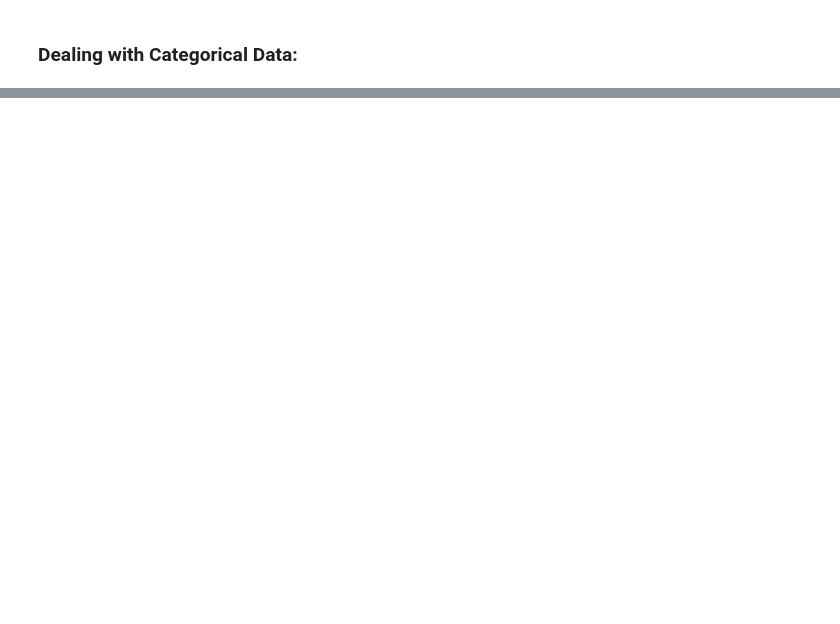
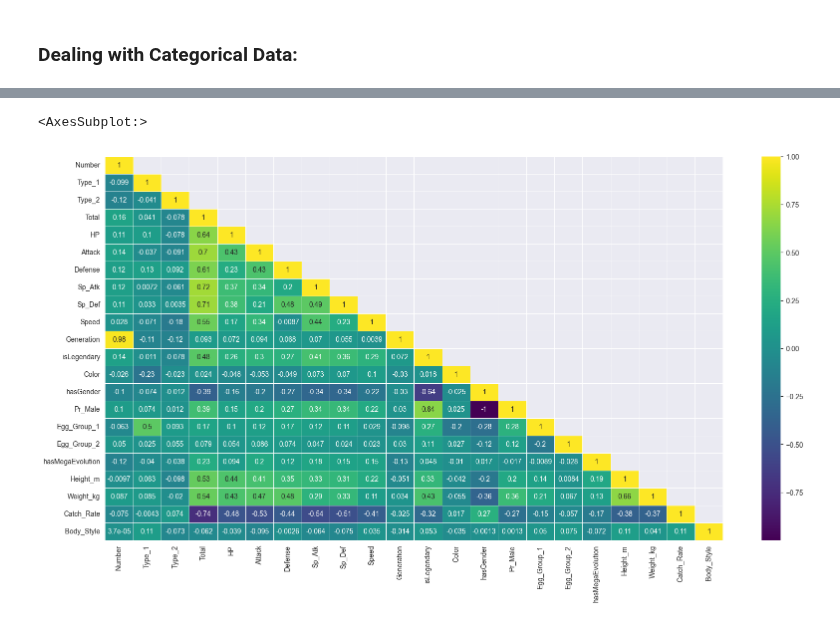
Before and after one commit to AAMAB/F21DL, a Jupyter notebook: Group17 DMML.ipynb, the cells around one changed output, grey strips where cells are left out. Saved outputs shown, nothing was run; the diff lists cells and outputs as text; code cells hidden in the pictures; blank space fills up the shorter version.

```diff
--- a/Group17 DMML.ipynb
+++ b/Group17 DMML.ipynb
@@ -303,0 +251,11 @@ Name: Body_Style, dtype: float64
+# %%
+# Plotting the correlation matrix
+mask = np.array(pokemon.corr())
+mask[np.tril_indices_from(mask)] = False
+
+fig, ax = plt.subplots()
+fig.set_size_inches(20,10)
+sns.heatmap(pokemon.corr(), mask = mask, annot=True, cmap='viridis', linewidths=.5)
+# %% [output]
+<AxesSubplot:>
+[figure, added]
```
Also changed, not shown: parts of 21 cells of this notebook.
